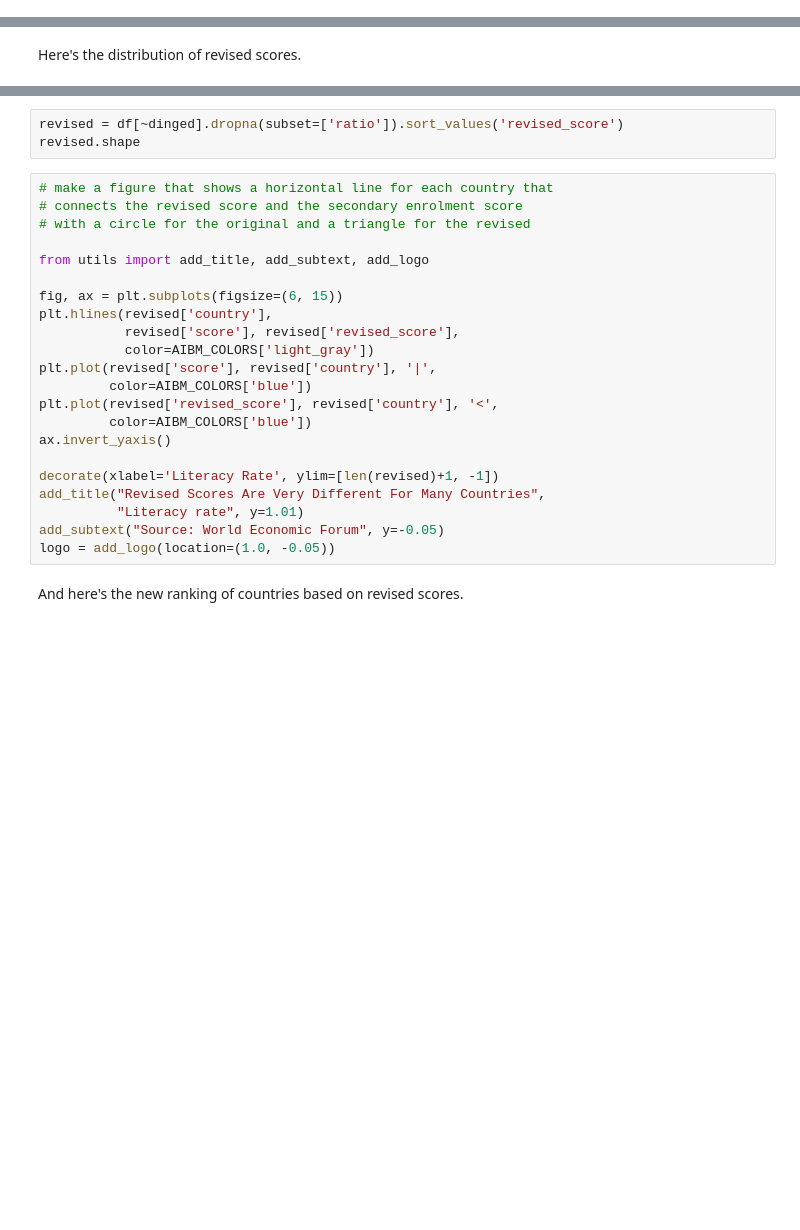
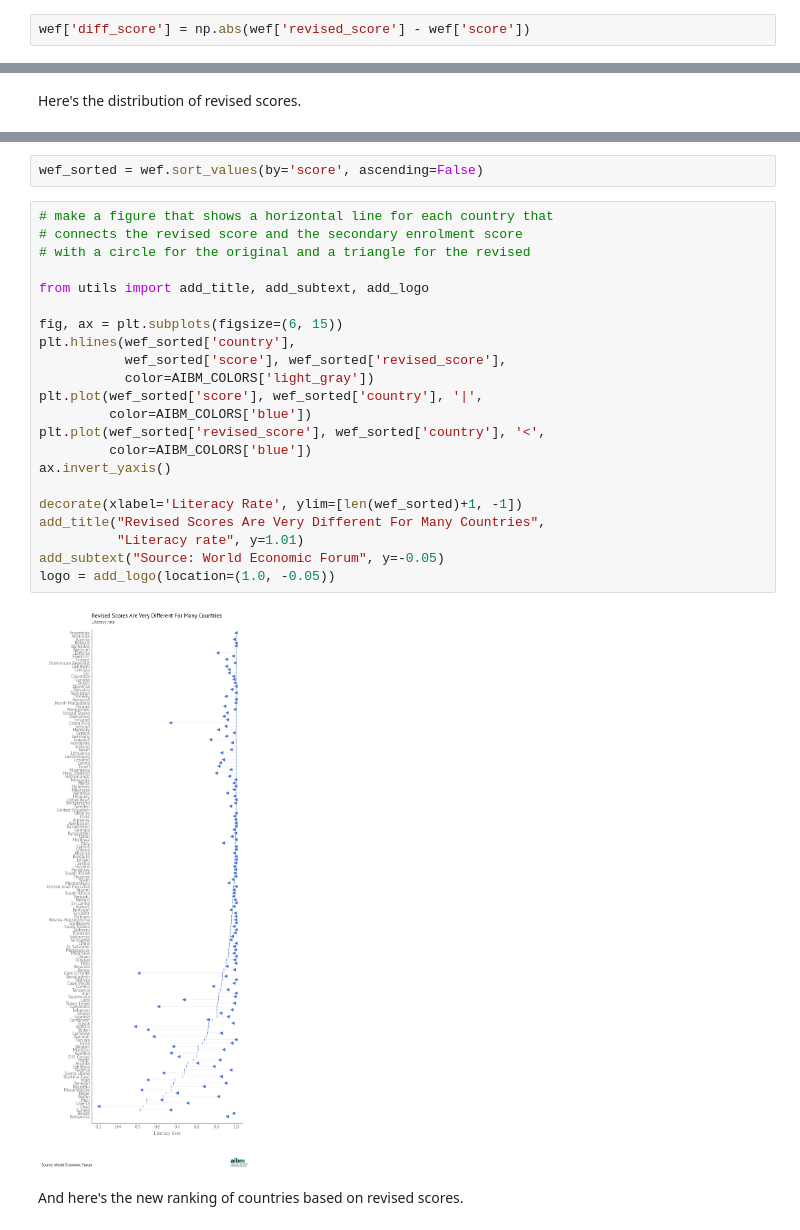
Before and after one commit to AllenDowney/EqualityWEF, a Jupyter notebook: literacy.ipynb, the cells around one changed output, grey strips where cells are left out. Saved outputs shown, nothing was run; the diff lists cells and outputs as text; blank space fills up the shorter version.

```diff
--- a/literacy.ipynb
+++ b/literacy.ipynb
@@ -286 +483,3 @@ for i, row in wef.iterrows():
+# %%
+wef['diff_score'] = np.abs(wef['revised_score'] - wef['score'])
 # %%
@@ -295,28 +515,29 @@ decorate(xlabel='Revised Literacy Score', ylabel='CDF')
-# %%
-revised = df[~dinged].dropna(subset=['ratio']).sort_values('revised_score')
-revised.shape
+# %%
+wef_sorted = wef.sort_values(by='score', ascending=False)
 # %%
 # make a figure that shows a horizontal line for each country that
 # connects the revised score and the secondary enrolment score
 # with a circle for the original and a triangle for the revised
 
 from utils import add_title, add_subtext, add_logo
 
 fig, ax = plt.subplots(figsize=(6, 15))
-plt.hlines(revised['country'],
-           revised['score'], revised['revised_score'],
+plt.hlines(wef_sorted['country'],
+           wef_sorted['score'], wef_sorted['revised_score'],
            color=AIBM_COLORS['light_gray'])
-plt.plot(revised['score'], revised['country'], '|',
+plt.plot(wef_sorted['score'], wef_sorted['country'], '|',
          color=AIBM_COLORS['blue'])
-plt.plot(revised['revised_score'], revised['country'], '<',
+plt.plot(wef_sorted['revised_score'], wef_sorted['country'], '<',
          color=AIBM_COLORS['blue'])
 ax.invert_yaxis()
 
-decorate(xlabel='Literacy Rate', ylim=[len(revised)+1, -1])
+decorate(xlabel='Literacy Rate', ylim=[len(wef_sorted)+1, -1])
 add_title("Revised Scores Are Very Different For Many Countries",
           "Literacy rate", y=1.01)
 add_subtext("Source: World Economic Forum", y=-0.05)
 logo = add_logo(location=(1.0, -0.05))
+# %% [output]
+[figure, added]
 # %% [markdown]
 And here's the new ranking of countries based on revised scores.
 # %%
```
Also changed, not shown: parts of 73 cells of this notebook, 1 other file.
